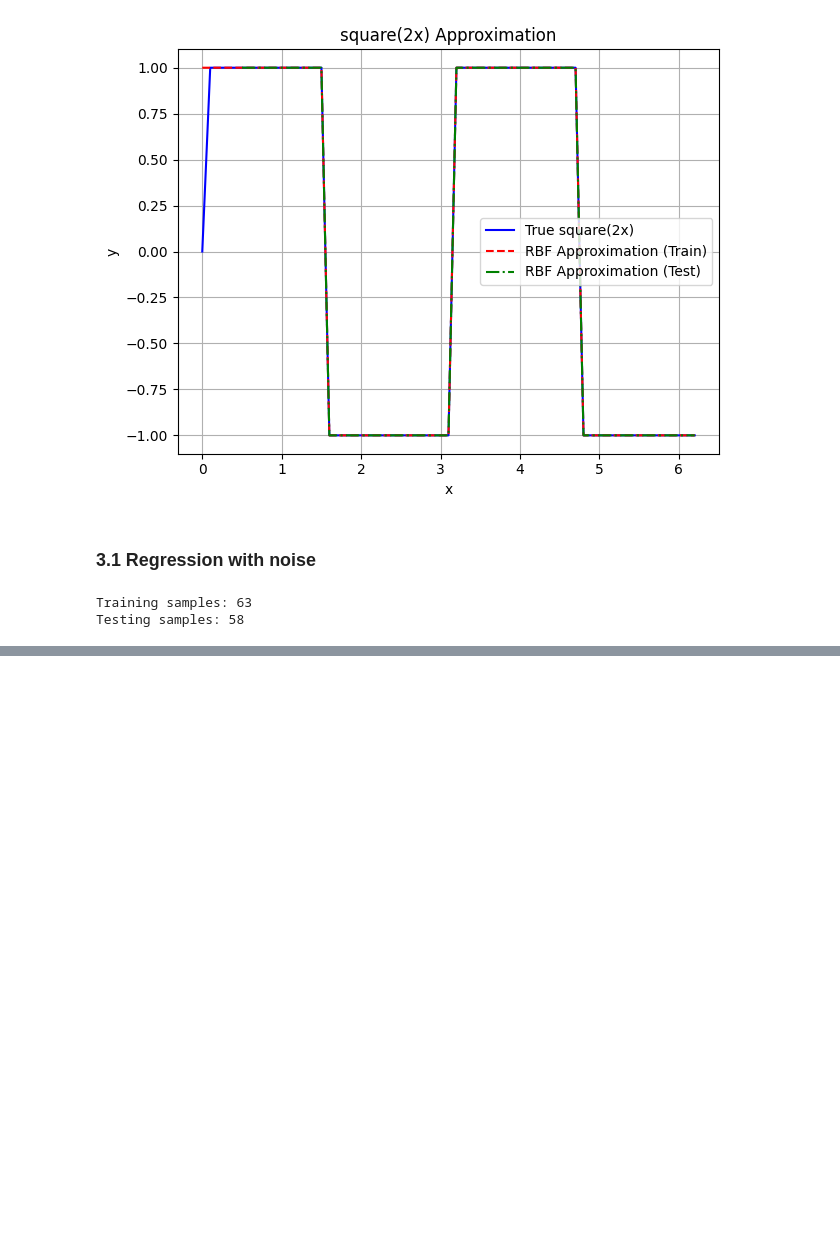
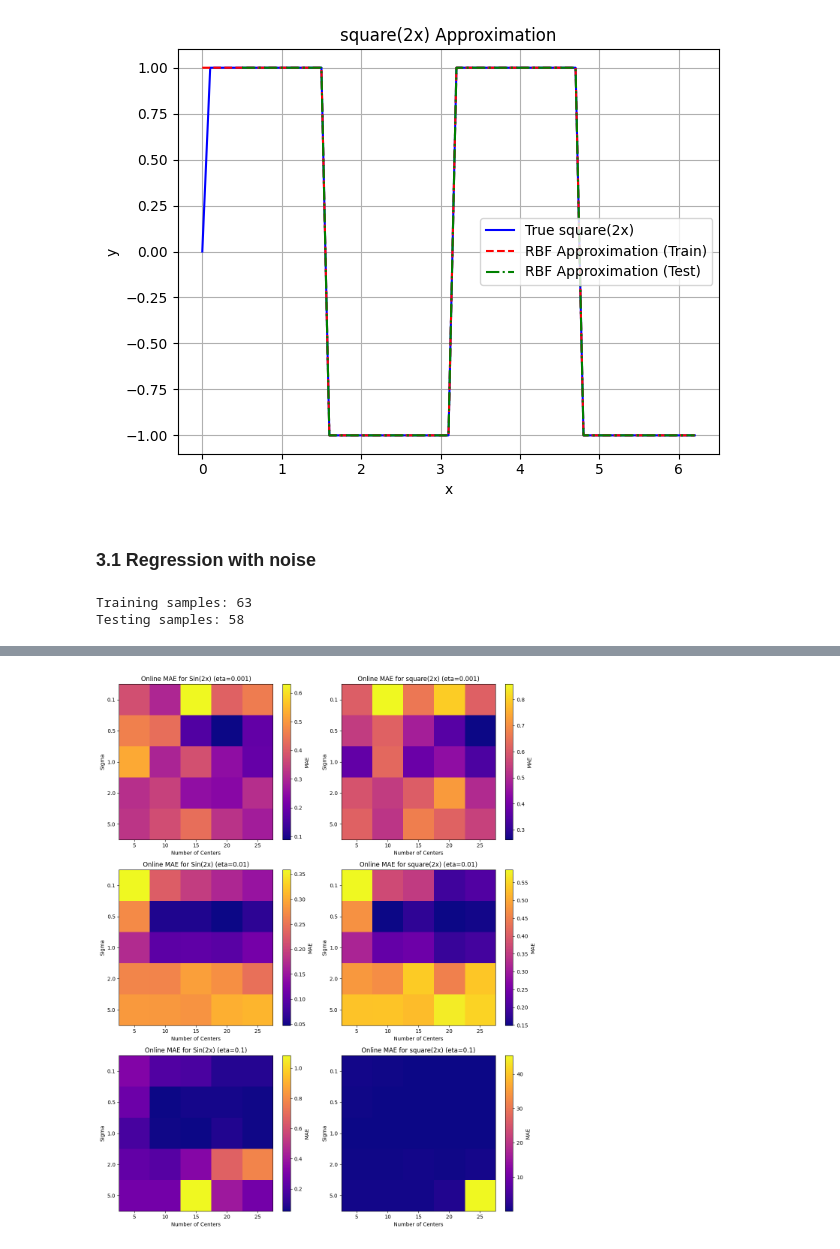
Before and after one commit to sebastians1999/DD2437_ANNs, a Jupyter notebook: main.ipynb, the cells around one changed output, grey strips where cells are left out. Cells and saved outputs as stored; diff of their text form; code cells hidden in the pictures; blank space fills up the shorter version.

```diff
--- a/main.ipynb
+++ b/main.ipynb
@@ -323,0 +409,35 @@ Testing samples: 58
+# %%
+plt.figure(figsize=(12, 15)) #shows 6*2 images
+
+for idx, eta in enumerate(eta_list):
+    mae_sin_online_matrix = np.zeros((len(sigma_list), len(num_centers_list)))
+    mae_square_online_matrix = np.zeros((len(sigma_list), len(num_centers_list)))
+
+    for i, sigma in enumerate(sigma_list):
+        for j, num_centers in enumerate(num_centers_list):
+            key = f"eta_{eta}_sigma_{sigma}_centers_{num_centers}"
+            mae_sin_online_matrix[i, j] = results_online[key]['sin']
+            mae_square_online_matrix[i, j] = results_online[key]['square']
+
+    plt.subplot(3, 2, 2*idx + 1)
+    plt.imshow(mae_sin_online_matrix, cmap='plasma', aspect='auto')
+    plt.colorbar(label='MAE')
+    plt.xticks(range(len(num_centers_list)), num_centers_list)
+    plt.yticks(range(len(sigma_list)), sigma_list)
+    plt.xlabel('Number of Centers')
+    plt.ylabel('Sigma')
+    plt.title(f'Online MAE for Sin(2x) (eta={eta})')
+
+    plt.subplot(3, 2, 2*idx + 2)
+    plt.imshow(mae_square_online_matrix, cmap='plasma', aspect='auto')
+    plt.colorbar(label='MAE')
+    plt.xticks(range(len(num_centers_list)), num_centers_list)
+    plt.yticks(range(len(sigma_list)), sigma_list)
+    plt.xlabel('Number of Centers')
+    plt.ylabel('Sigma')
+    plt.title(f'Online MAE for square(2x) (eta={eta})')
+
+plt.tight_layout()
+plt.show()
+# %% [output]
+[figure, added]
```
Also changed, not shown: parts of 8 cells of this notebook, 2 other files.
